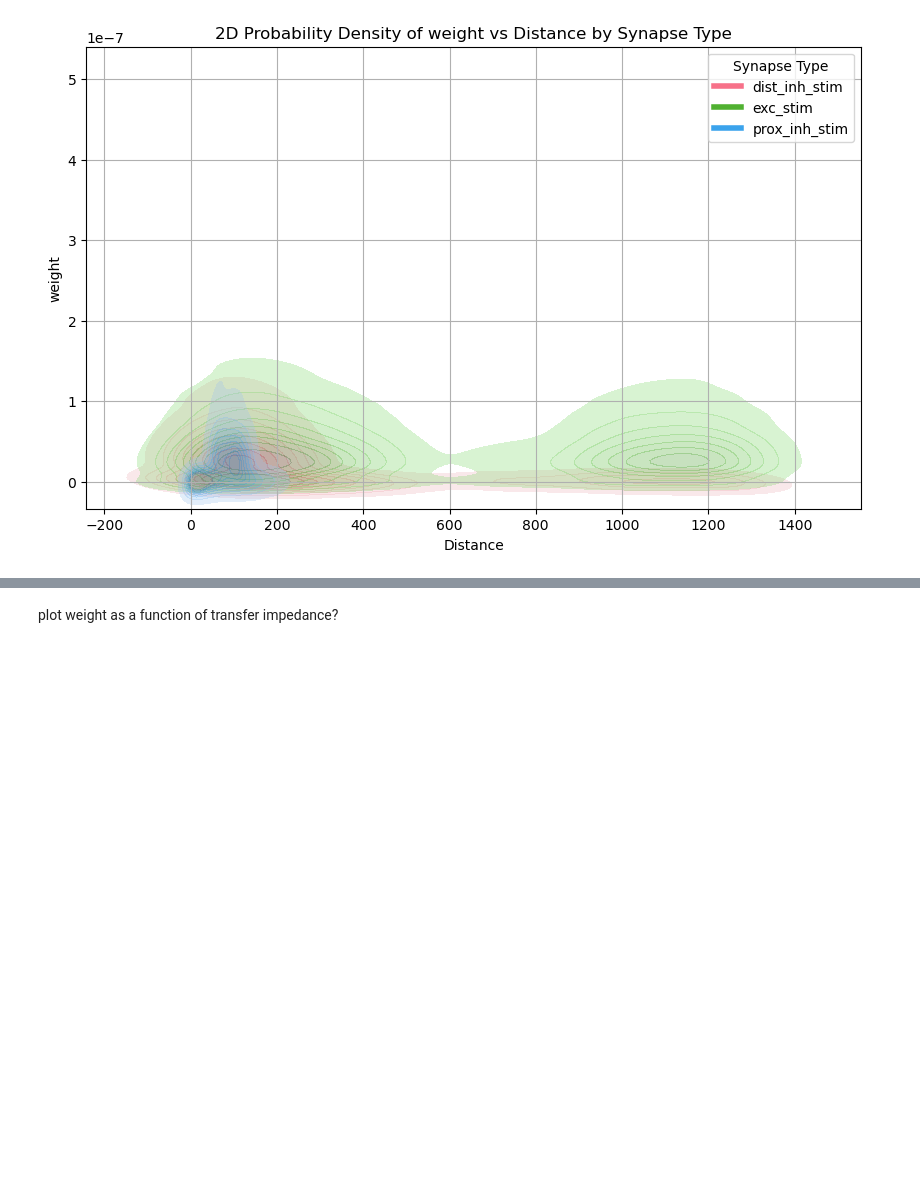
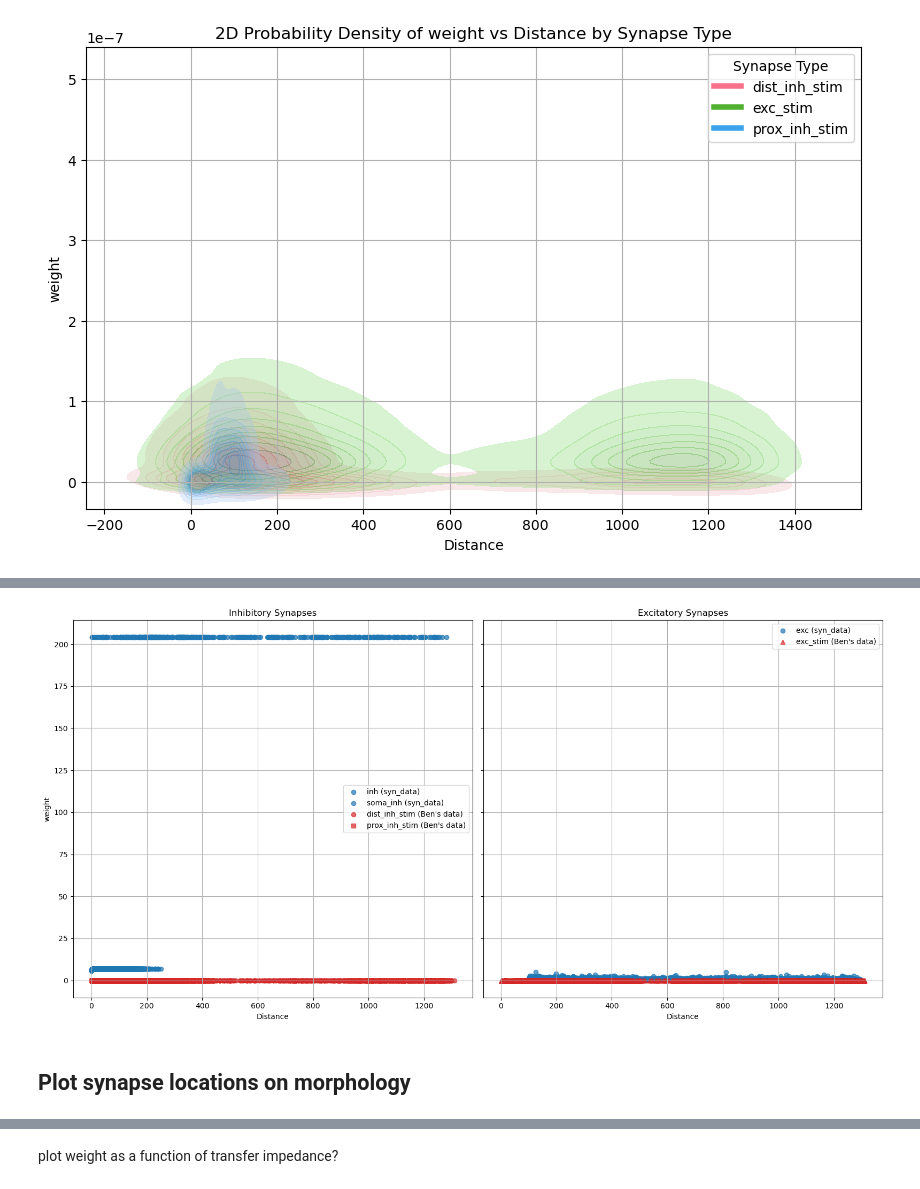
Before and after one commit to davidfague/Neural-Modeling, a Jupyter notebook: notebooks/synapse_distribution.ipynb, the cells around one changed output, grey strips where cells are left out. Drawn from its saved outputs; the diff is of its cells as text; code cells hidden in the pictures; blank space fills up the shorter version.

```diff
--- a/notebooks/synapse_distribution.ipynb
+++ b/notebooks/synapse_distribution.ipynb
@@ -401,0 +417,11 @@ plot_2d_pdf_by_group(x_var='Distance', y_var='weight', syn_data_grouped_by_type=
+# %%
+compare_plot_by_group_subplots(
+    x_var='Distance',
+    y_var='weight',
+    syn_data_grouped_by_type=syn_data_grouped_by_type,
+    bens_syn_data_grouped_by_type=bens_syn_data_grouped_by_type
+)
+# %% [output]
+[figure, added]
+# %% [markdown]
+## Plot synapse locations on morphology
```
Also changed, not shown: parts of 37 cells of this notebook.
